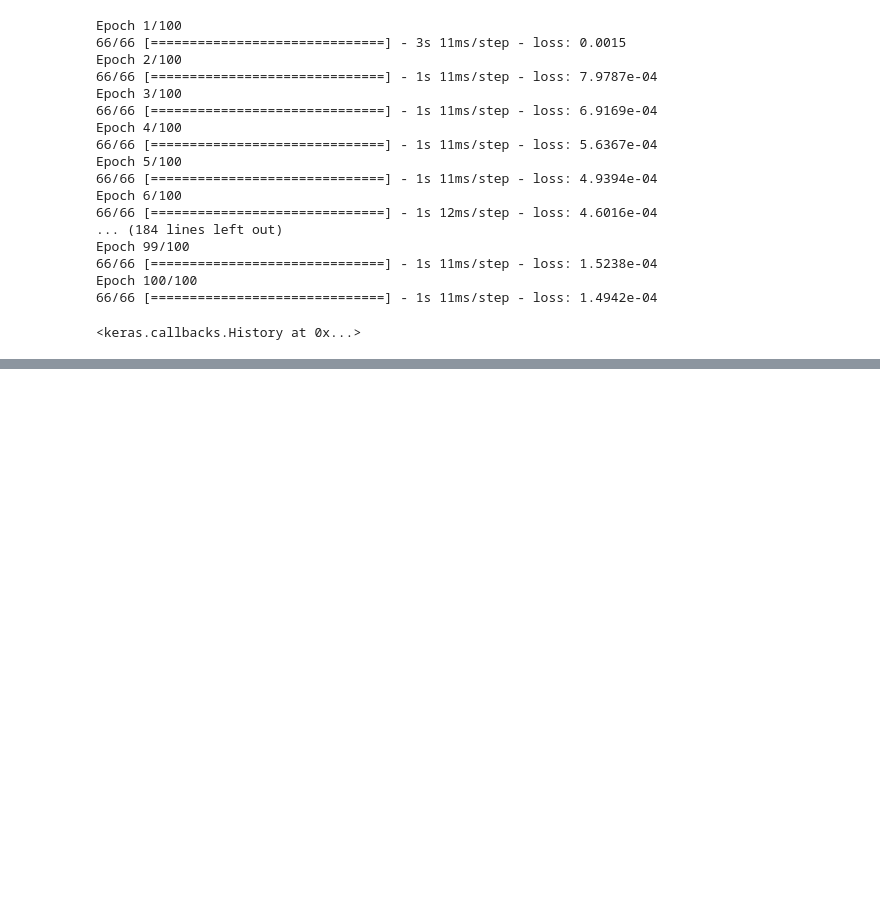
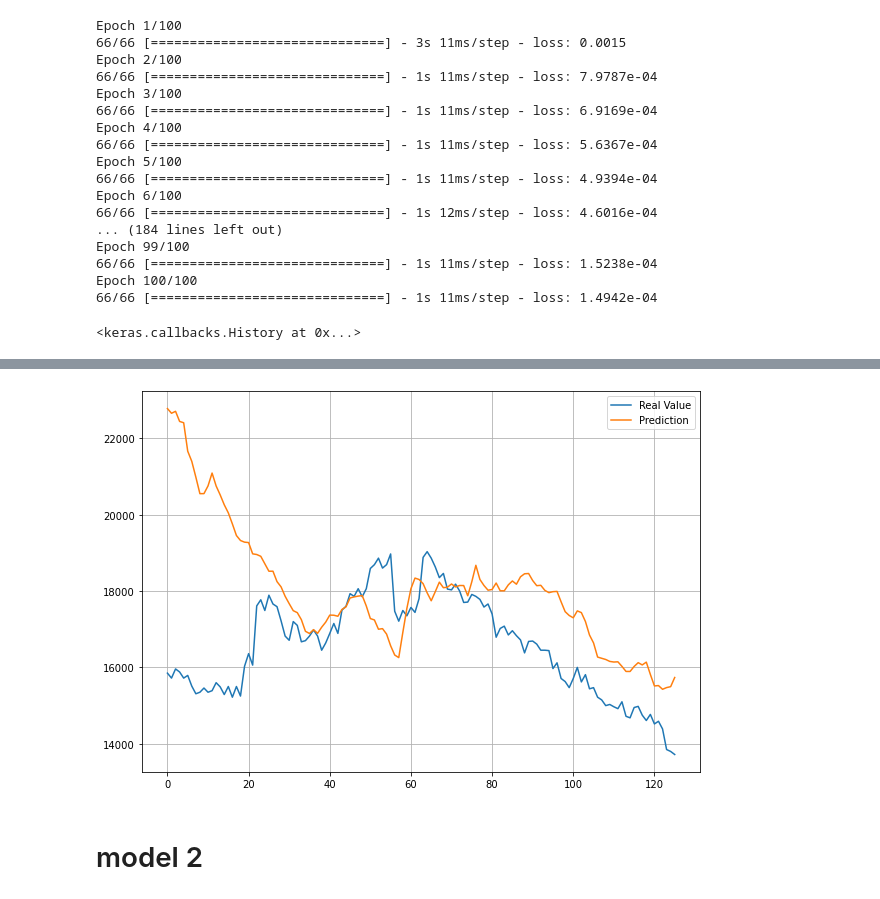
Before and after one commit to isoori/uniqlu, a Jupyter notebook: Untitled.ipynb, the cells around one changed output, grey strips where cells are left out. Cells and saved outputs as stored; diff of their text form; code cells hidden in the pictures; blank space fills up the shorter version.

```diff
--- a/Untitled.ipynb
+++ b/Untitled.ipynb
@@ -135,3 +133,5 @@ tval =
+# %%
+tval = st.transform(valid[['Close']])
 # %%
 model = Sequential()
 model.add(LSTM(16,activation='tanh',input_shape=(X_train.shape[1],5),return_sequences=False))
@@ -158,3 +158,5 @@ Epoch 99/100
 Epoch 100/100
 66/66 [==============================] - 1s 11ms/step - loss: 1.4942e-04
 <keras.callbacks.History at 0x...>
+# %%
+prediction = model.predict(X_VAL)
@@ -160,0 +165,15 @@ Epoch 100/100
+# %%
+nprediction = st.inverse_transform(prediction)
+# %%
+ntval = st.inverse_transform(tval)
+# %%
+plt.figure(figsize=(10,7))
+plt.plot(ntval,label = 'Real Value')
+plt.plot(nprediction, label='Prediction')
+plt.legend()
+plt.grid()
+plt.show()
+# %% [output]
+[figure, added]
+# %% [markdown]
+# model 2
```
Also changed, not shown: parts of 27 cells of this notebook.
